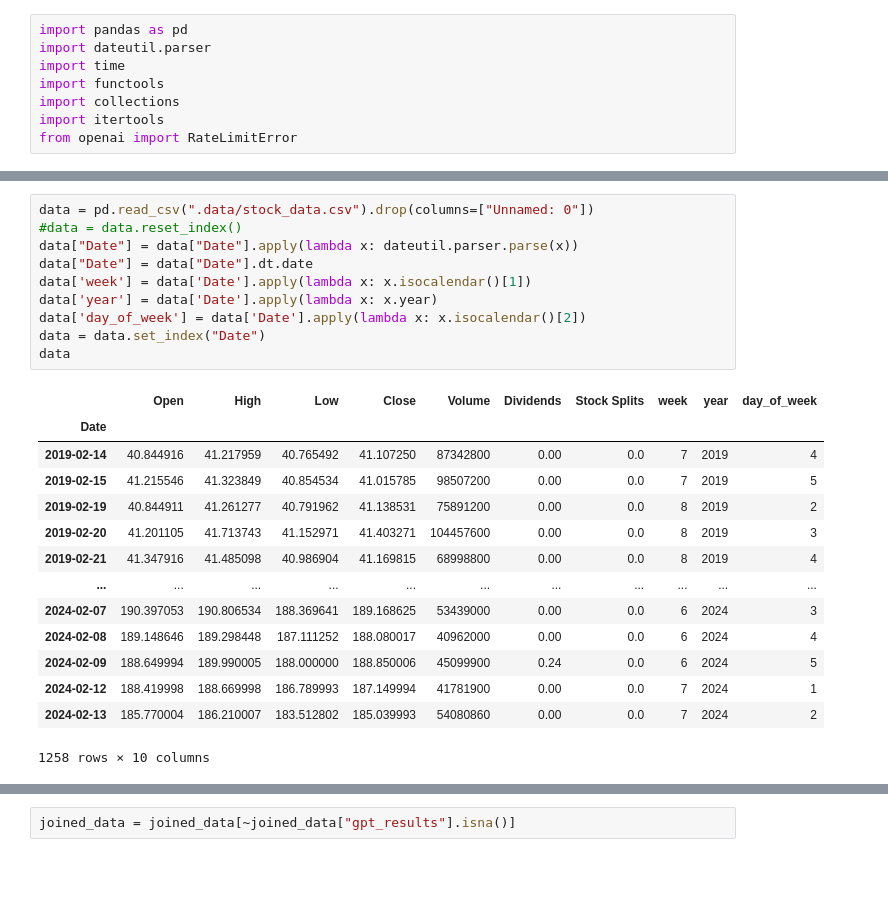
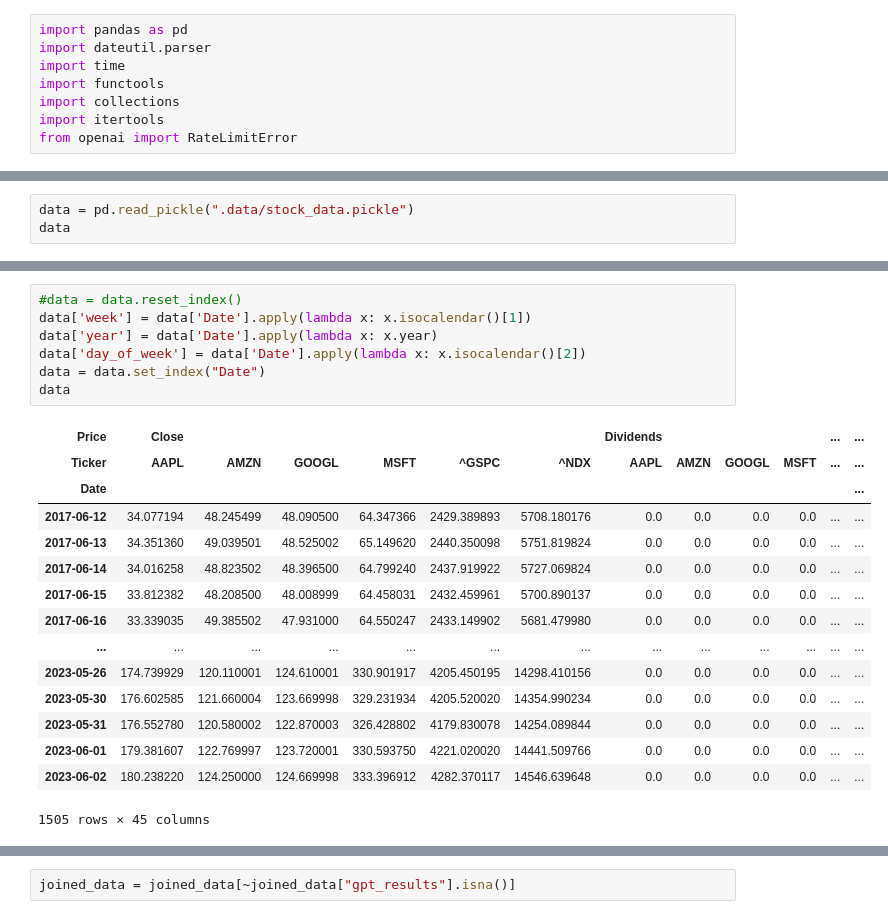
Before and after one commit to amanguptaBay/GPT-Prediciton, a Jupyter notebook: get_stock_movement_predictions.ipynb, the cells around one changed output, grey strips where cells are left out. Saved outputs shown, nothing was run; the diff lists cells and outputs as text; blank space fills up the shorter version.

```diff
--- a/get_stock_movement_predictions.ipynb
+++ b/get_stock_movement_predictions.ipynb
@@ -8,0 +24,3 @@ from openai import RateLimitError
+# %%
+data = pd.read_pickle(".data/stock_data.pickle")
+data
@@ -9,26 +42,24 @@ from openai import RateLimitError
 # %%
-data = pd.read_csv(".data/stock_data.csv").drop(columns=["Unnamed: 0"])
 #data = data.reset_index()
-data["Date"] = data["Date"].apply(lambda x: dateutil.parser.parse(x))
-data["Date"] = data["Date"].dt.date
 data['week'] = data['Date'].apply(lambda x: x.isocalendar()[1])
 data['year'] = data['Date'].apply(lambda x: x.year)
 data['day_of_week'] = data['Date'].apply(lambda x: x.isocalendar()[2])
 data = data.set_index("Date")
 data
 # %% [output]
-|  | Open | High | Low | Close | Volume | Dividends | Stock Splits | week | year | day_of_week |
-| Date |  |  |  |  |  |  |  |  |  |  |
-| 2019-02-14 | 40.844916 | 41.217959 | 40.765492 | 41.107250 | 87342800 | 0.00 | 0.0 | 7 | 2019 | 4 |
-| 2019-02-15 | 41.215546 | 41.323849 | 40.854534 | 41.015785 | 98507200 | 0.00 | 0.0 | 7 | 2019 | 5 |
-| 2019-02-19 | 40.844911 | 41.261277 | 40.791962 | 41.138531 | 75891200 | 0.00 | 0.0 | 8 | 2019 | 2 |
-| 2019-02-20 | 41.201105 | 41.713743 | 41.152971 | 41.403271 | 104457600 | 0.00 | 0.0 | 8 | 2019 | 3 |
-| 2019-02-21 | 41.347916 | 41.485098 | 40.986904 | 41.169815 | 68998800 | 0.00 | 0.0 | 8 | 2019 | 4 |
-| ... | ... | ... | ... | ... | ... | ... | ... | ... | ... | ... |
-| 2024-02-07 | 190.397053 | 190.806534 | 188.369641 | 189.168625 | 53439000 | 0.00 | 0.0 | 6 | 2024 | 3 |
-| 2024-02-08 | 189.148646 | 189.298448 | 187.111252 | 188.080017 | 40962000 | 0.00 | 0.0 | 6 | 2024 | 4 |
-| 2024-02-09 | 188.649994 | 189.990005 | 188.000000 | 188.850006 | 45099900 | 0.24 | 0.0 | 6 | 2024 | 5 |
-| 2024-02-12 | 188.419998 | 188.669998 | 186.789993 | 187.149994 | 41781900 | 0.00 | 0.0 | 7 | 2024 | 1 |
-| 2024-02-13 | 185.770004 | 186.210007 | 183.512802 | 185.039993 | 54080860 | 0.00 | 0.0 | 7 | 2024 | 2 |
+| Price | Close |  |  |  |  |  | Dividends |  |  |  | ... | ... |
+| Ticker | AAPL | AMZN | GOOGL | MSFT | ^GSPC | ^NDX | AAPL | AMZN | GOOGL | MSFT | ... | ... |
+| Date |  |  |  |  |  |  |  |  |  |  |  | ... |
+| 2017-06-12 | 34.077194 | 48.245499 | 48.090500 | 64.347366 | 2429.389893 | 5708.180176 | 0.0 | 0.0 | 0.0 | 0.0 | ... | ... |
+| 2017-06-13 | 34.351360 | 49.039501 | 48.525002 | 65.149620 | 2440.350098 | 5751.819824 | 0.0 | 0.0 | 0.0 | 0.0 | ... | ... |
+| 2017-06-14 | 34.016258 | 48.823502 | 48.396500 | 64.799240 | 2437.919922 | 5727.069824 | 0.0 | 0.0 | 0.0 | 0.0 | ... | ... |
+| 2017-06-15 | 33.812382 | 48.208500 | 48.008999 | 64.458031 | 2432.459961 | 5700.890137 | 0.0 | 0.0 | 0.0 | 0.0 | ... | ... |
+| 2017-06-16 | 33.339035 | 49.385502 | 47.931000 | 64.550247 | 2433.149902 | 5681.479980 | 0.0 | 0.0 | 0.0 | 0.0 | ... | ... |
+| ... | ... | ... | ... | ... | ... | ... | ... | ... | ... | ... | ... | ... |
+| 2023-05-26 | 174.739929 | 120.110001 | 124.610001 | 330.901917 | 4205.450195 | 14298.410156 | 0.0 | 0.0 | 0.0 | 0.0 | ... | ... |
+| 2023-05-30 | 176.602585 | 121.660004 | 123.669998 | 329.231934 | 4205.520020 | 14354.990234 | 0.0 | 0.0 | 0.0 | 0.0 | ... | ... |
+| 2023-05-31 | 176.552780 | 120.580002 | 122.870003 | 326.428802 | 4179.830078 | 14254.089844 | 0.0 | 0.0 | 0.0 | 0.0 | ... | ... |
+| 2023-06-01 | 179.381607 | 122.769997 | 123.720001 | 330.593750 | 4221.020020 | 14441.509766 | 0.0 | 0.0 | 0.0 | 0.0 | ... | ... |
+| 2023-06-02 | 180.238220 | 124.250000 | 124.669998 | 333.396912 | 4282.370117 | 14546.639648 | 0.0 | 0.0 | 0.0 | 0.0 | ... | ... |
-1258 rows × 10 columns
+1505 rows × 45 columns
 # %%
```
Also changed, not shown: parts of 15 cells of this notebook, 1 other file.
